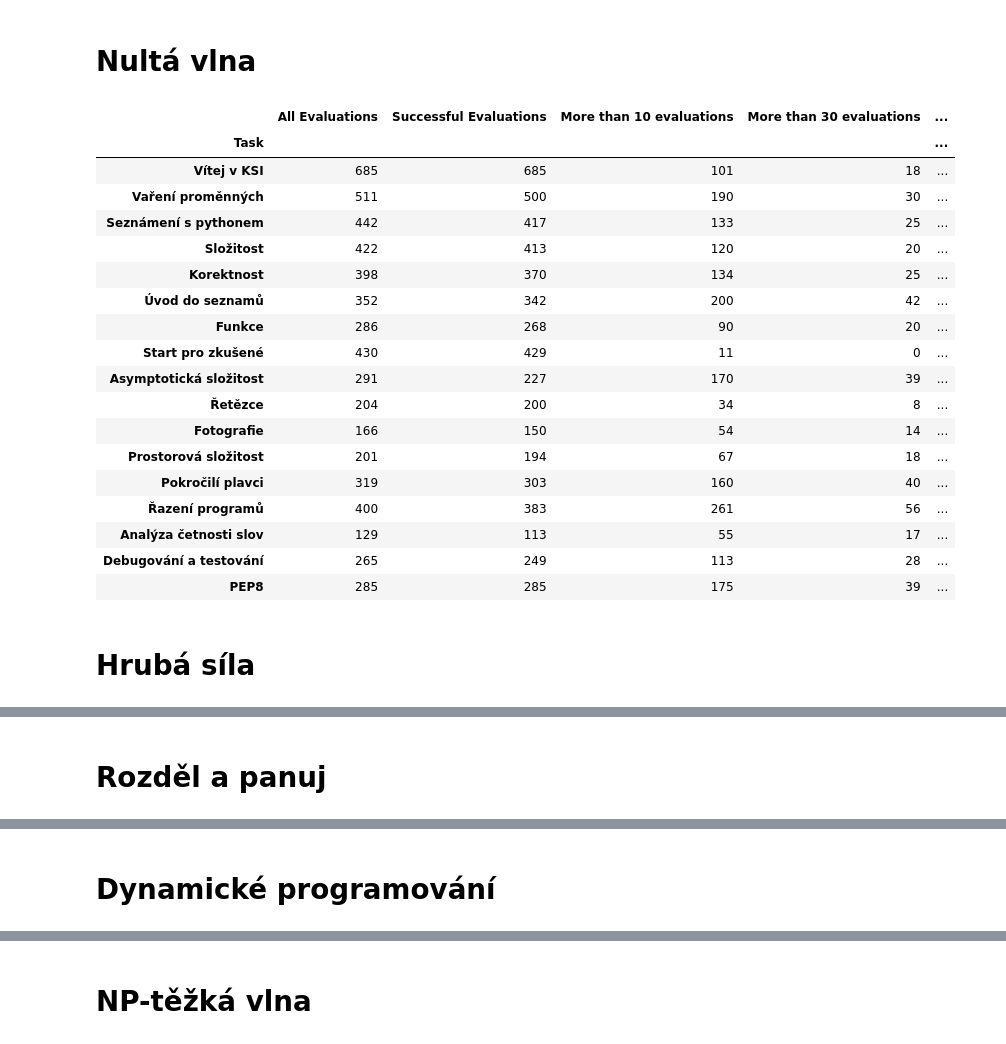
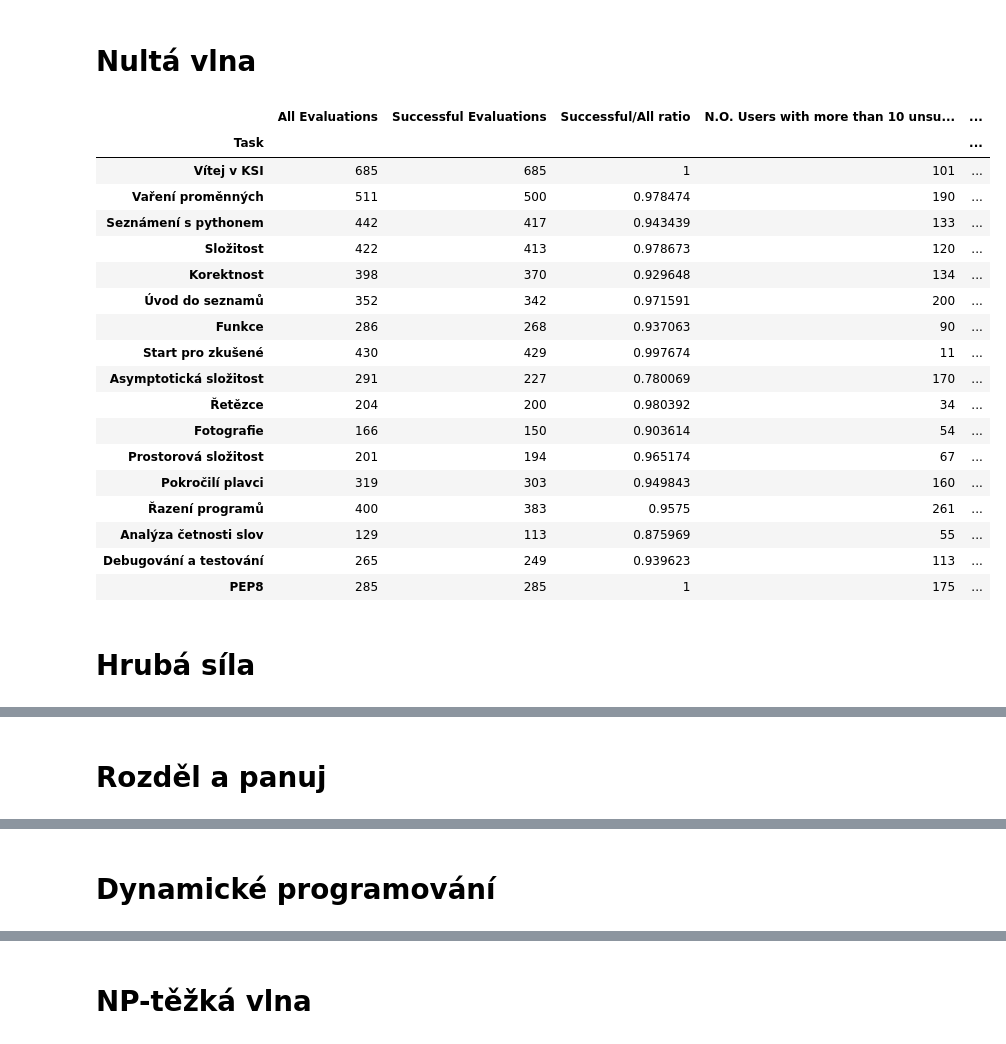
Before and after one commit to fi-ksi/dashboard-alpha, a Jupyter notebook: notebooks/tasks.ipynb, the cells around one changed output, grey strips where cells are left out. Cells and saved outputs as stored; diff of their text form; code cells hidden in the pictures.

Commit message:
Add Successful/All ratio.

```diff
--- a/notebooks/tasks.ipynb
+++ b/notebooks/tasks.ipynb
@@ -17,6 +17,8 @@ import util
 from util.year import year as current_year
 from db import session
 import model
+
+pd.options.display.float_format = '{:.2f}'.format
 # %%
 evaluations = session.query(
     model.Task,
@@ -77,58 +79,65 @@ def show_wave_stats(wave):
         (
             task,
             evaluations_per_task_d[task],
             successful_evaluations_d[task],
+            successful_evaluations_d[task] / evaluations_per_task_d[task],
             problematic_tasks[10][task] if task in problematic_tasks[10] else 0,
             problematic_tasks[30][task] if task in problematic_tasks[30] else 0,
             problematic_tasks[50][task] if task in problematic_tasks[50] else 0,
         )
         for task in evaluations_per_task_d
         if task.wave == wave.id
     ]
     tasks.sort(key=lambda x: x[0].id)
 
     df = pd.DataFrame(tasks, columns=[
         'Task',
         'All Evaluations',
         'Successful Evaluations',
-        'More than 10 evaluations',
-        'More than 30 evaluations',
-        'More than 50 evaluations',
+        'Successful/All ratio',
+        'N.O. Users with more than 10 unsucc. evaluations',
+        'N.O. Users with more than 30 unsucc. evaluations',
+        'N.O. Users with more than 50 unsucc. evaluations',
     ])
     df = df.set_index('Task')
 
     cm = sns.light_palette("red", as_cmap=True)
-    df = df.style.background_gradient(subset=[
-        'More than 50 evaluations',
-        'More than 30 evaluations',
-        'More than 10 evaluations',
+    s = df.style.background_gradient(subset=[
+        'N.O. Users with more than 10 unsucc. evaluations',
+        'N.O. Users with more than 30 unsucc. evaluations',
+        'N.O. Users with more than 50 unsucc. evaluations',
+    ], cmap=cm)
+
+    cm = sns.light_palette("green", as_cmap=True)
+    df = s.background_gradient(subset=[
+        'Successful/All ratio',
     ], cmap=cm)
 
     display(Markdown('# {name}'.format(name=wave.caption)))
-    display(df)
+    display(s)
 
 
 for wave in all_waves:
     show_wave_stats(wave)
 # %% [output]
 # Nultá vlna
-|  | All Evaluations | Successful Evaluations | More than 10 evaluations | More than 30 evaluations | ... |
+|  | All Evaluations | Successful Evaluations | Successful/All ratio | N.O. Users with more than 10 unsu... | ... |
 | Task |  |  |  |  | ... |
-| Vítej v KSI | 685 | 685 | 101 | 18 | ... |
-| Vaření proměnných | 511 | 500 | 190 | 30 | ... |
-| Seznámení s pythonem | 442 | 417 | 133 | 25 | ... |
-| Složitost | 422 | 413 | 120 | 20 | ... |
-| Korektnost | 398 | 370 | 134 | 25 | ... |
-| Úvod do seznamů | 352 | 342 | 200 | 42 | ... |
-| Funkce | 286 | 268 | 90 | 20 | ... |
-| Start pro zkušené | 430 | 429 | 11 | 0 | ... |
-| Asymptotická složitost | 291 | 227 | 170 | 39 | ... |
-| Řetězce | 204 | 200 | 34 | 8 | ... |
-| Fotografie | 166 | 150 | 54 | 14 | ... |
-| Prostorová složitost | 201 | 194 | 67 | 18 | ... |
-| Pokročilí plavci | 319 | 303 | 160 | 40 | ... |
-| Řazení programů | 400 | 383 | 261 | 56 | ... |
-| Analýza četnosti slov | 129 | 113 | 55 | 17 | ... |
-| Debugování a testování | 265 | 249 | 113 | 28 | ... |
-| PEP8 | 285 | 285 | 175 | 39 | ... |
+| Vítej v KSI | 685 | 685 | 1 | 101 | ... |
+| Vaření proměnných | 511 | 500 | 0.978474 | 190 | ... |
+| Seznámení s pythonem | 442 | 417 | 0.943439 | 133 | ... |
+| Složitost | 422 | 413 | 0.978673 | 120 | ... |
+| Korektnost | 398 | 370 | 0.929648 | 134 | ... |
+| Úvod do seznamů | 352 | 342 | 0.971591 | 200 | ... |
+| Funkce | 286 | 268 | 0.937063 | 90 | ... |
+| Start pro zkušené | 430 | 429 | 0.997674 | 11 | ... |
+| Asymptotická složitost | 291 | 227 | 0.780069 | 170 | ... |
+| Řetězce | 204 | 200 | 0.980392 | 34 | ... |
+| Fotografie | 166 | 150 | 0.903614 | 54 | ... |
+| Prostorová složitost | 201 | 194 | 0.965174 | 67 | ... |
+| Pokročilí plavci | 319 | 303 | 0.949843 | 160 | ... |
+| Řazení programů | 400 | 383 | 0.9575 | 261 | ... |
+| Analýza četnosti slov | 129 | 113 | 0.875969 | 55 | ... |
+| Debugování a testování | 265 | 249 | 0.939623 | 113 | ... |
+| PEP8 | 285 | 285 | 1 | 175 | ... |
 # Hrubá síla
```
Also changed, not shown: parts of 1 cell of this notebook.
